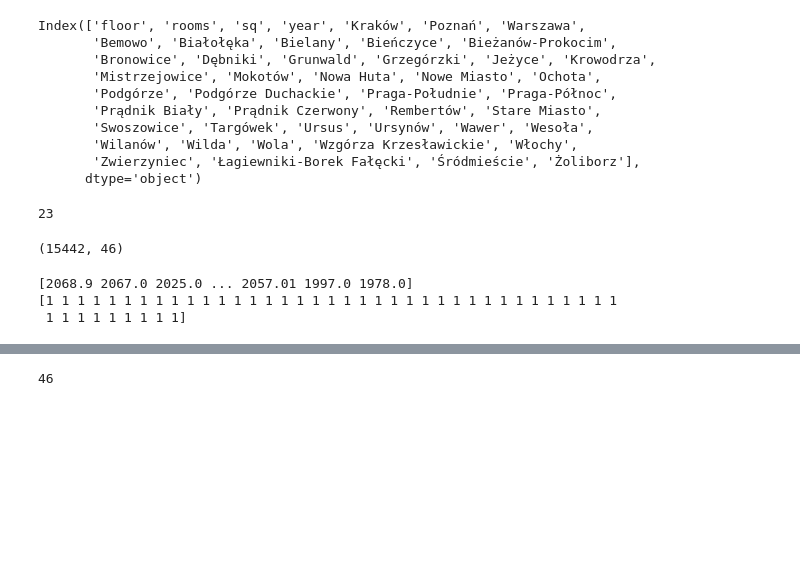
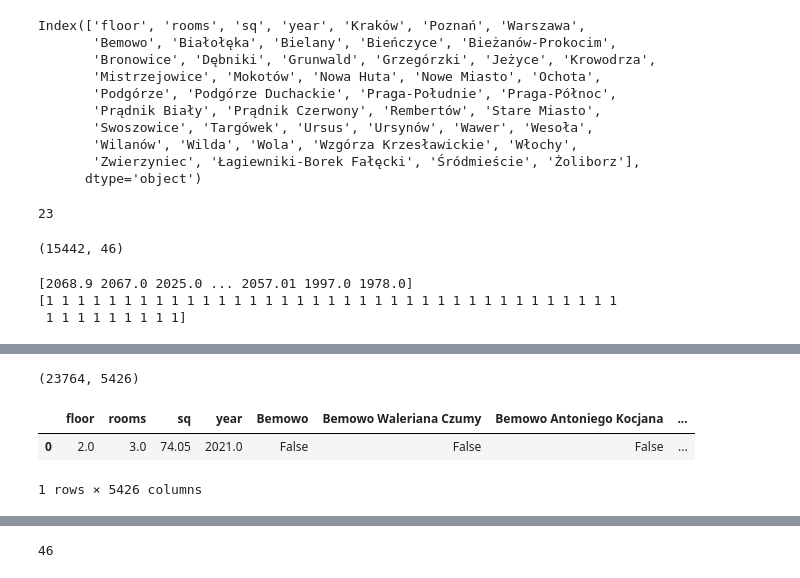
Before and after one commit to Pawel-Jurek/House_Prices_Estimating, a Jupyter notebook: modeling/modeling.ipynb, the cells around one changed output, grey strips where cells are left out. Cells and saved outputs as stored; diff of their text form; code cells hidden in the pictures; blank space fills up the shorter version.

```diff
--- a/modeling/modeling.ipynb
+++ b/modeling/modeling.ipynb
@@ -762,0 +762,20 @@ Epoch 7/300
+# %%
+# Iteracja I - czyste dane
+dummies = pd.get_dummies(df2.address)
+first_it_df = pd.concat([df2,dummies],axis='columns')
+dummies = pd.get_dummies(df2.city)
+first_it_df = pd.concat([first_it_df,dummies],axis='columns')
+
+X1 = first_it_df.drop(['address', 'price', 'city'], axis='columns')
+X1_columns = X1.columns
+
+y1 = first_it_df.price
+X1_train, X1_test, y1_train, y1_test = train_test_split(X1,y1,test_size=0.2,random_state = 10)
+
+print(X1.shape)
+X1.head(1)
+# %% [output]
+(23764, 5426)
+|  | floor | rooms | sq | year | Bemowo | Bemowo Waleriana Czumy | Bemowo Antoniego Kocjana | ... |
+| 0 | 2.0 | 3.0 | 74.05 | 2021.0 | False | False | False | ... |
+1 rows × 5426 columns
```
Also changed, not shown: parts of 12 cells of this notebook.
